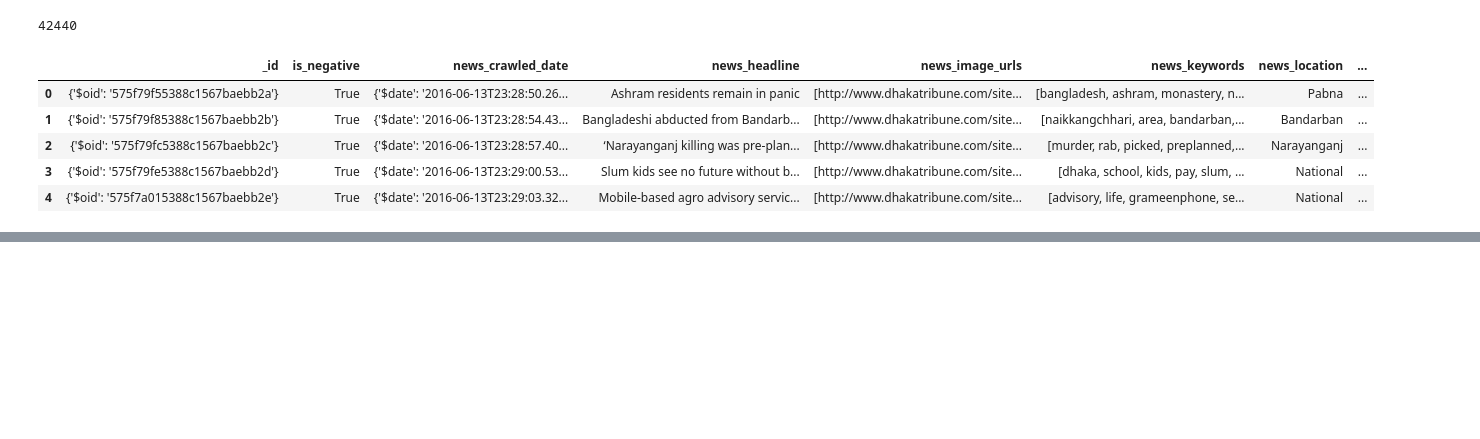
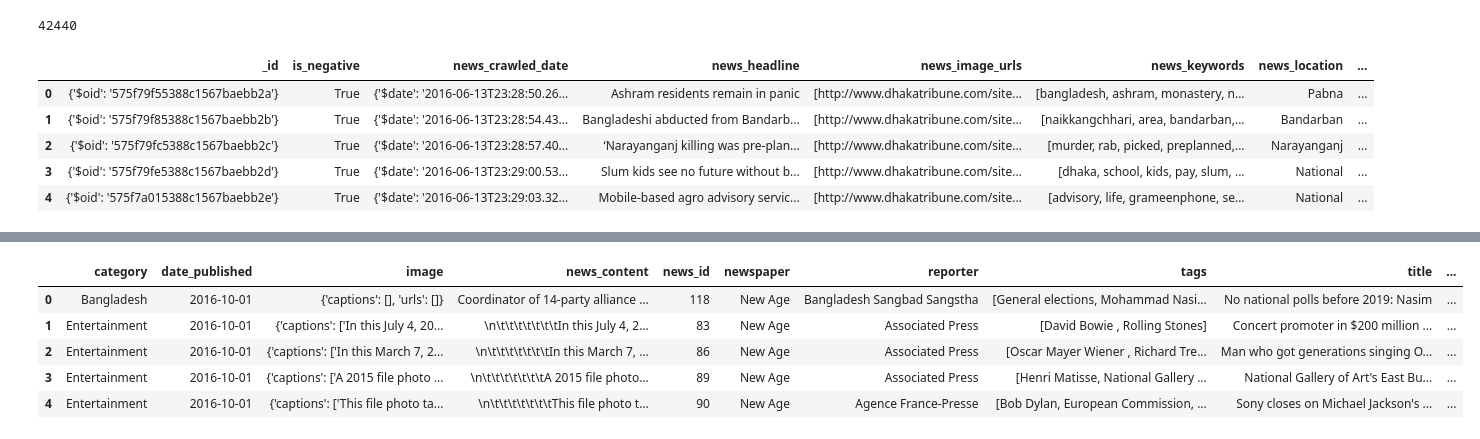
Before and after one commit to shoumikchow/Research, a Jupyter notebook: network-exploration.ipynb, the cells around one changed output, grey strips where cells are left out. Saved outputs shown, nothing was run; the diff lists cells and outputs as text; code cells hidden in the pictures; blank space fills up the shorter version.

```diff
--- a/network-exploration.ipynb
+++ b/network-exploration.ipynb
@@ -275,0 +368,11 @@ ml.drop(ml.index[-7:], inplace=True)
+# %%
+df = pd.read_pickle('Data/New Age/NewAge_ent.pkl')
+# %%
+df.head()
+# %% [output]
+|  | category | date_published | image | news_content | news_id | newspaper | reporter | tags | title | ... |
+| 0 | Bangladesh | 2016-10-01 | {'captions': [], 'urls': []} | Coordinator of 14-party alliance ... | 118 | New Age | Bangladesh Sangbad Sangstha | [General elections, Mohammad Nasi... | No national polls before 2019: Nasim | ... |
+| 1 | Entertainment | 2016-10-01 | {'captions': ['In this July 4, 20... | \n\t\t\t\t\t\t\tIn this July 4, 2... | 83 | New Age | Associated Press | [David Bowie , Rolling Stones] | Concert promoter in $200 million ... | ... |
+| 2 | Entertainment | 2016-10-01 | {'captions': ['In this March 7, 2... | \n\t\t\t\t\t\t\tIn this March 7, ... | 86 | New Age | Associated Press | [Oscar Mayer Wiener , Richard Tre... | Man who got generations singing O... | ... |
+| 3 | Entertainment | 2016-10-01 | {'captions': ['A 2015 file photo ... | \n\t\t\t\t\t\t\tA 2015 file photo... | 89 | New Age | Associated Press | [Henri Matisse, National Gallery ... | National Gallery of Art's East Bu... | ... |
+| 4 | Entertainment | 2016-10-01 | {'captions': ['This file photo ta... | \n\t\t\t\t\t\t\tThis file photo t... | 90 | New Age | Agence France-Presse | [Bob Dylan, European Commission, ... | Sony closes on Michael Jackson's ... | ... |
```
Also changed, not shown: parts of 64 cells of this notebook.
